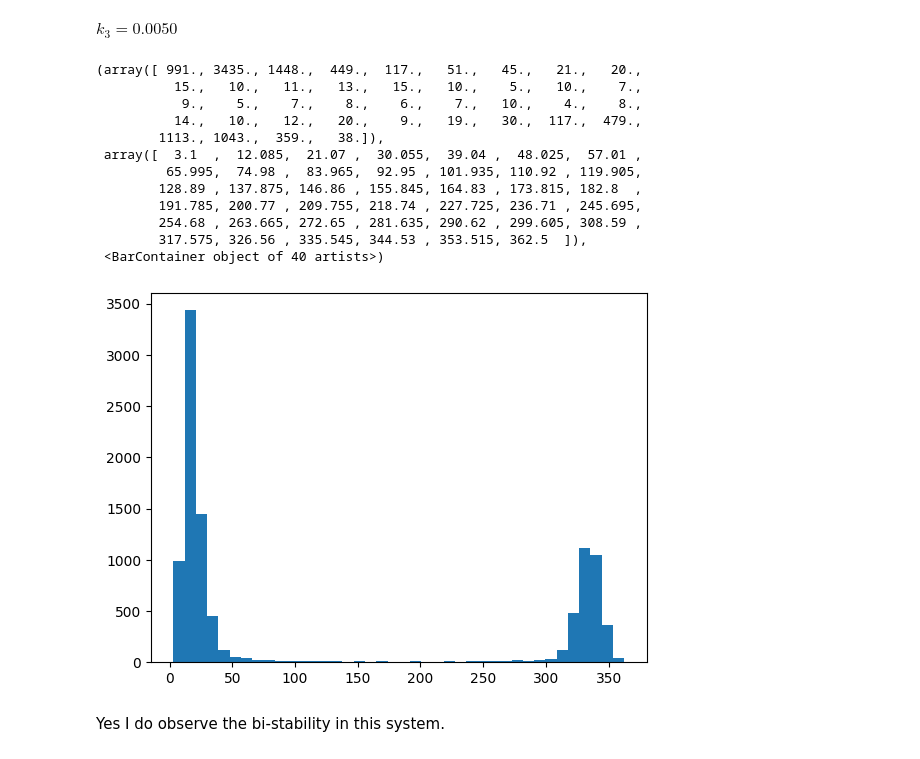
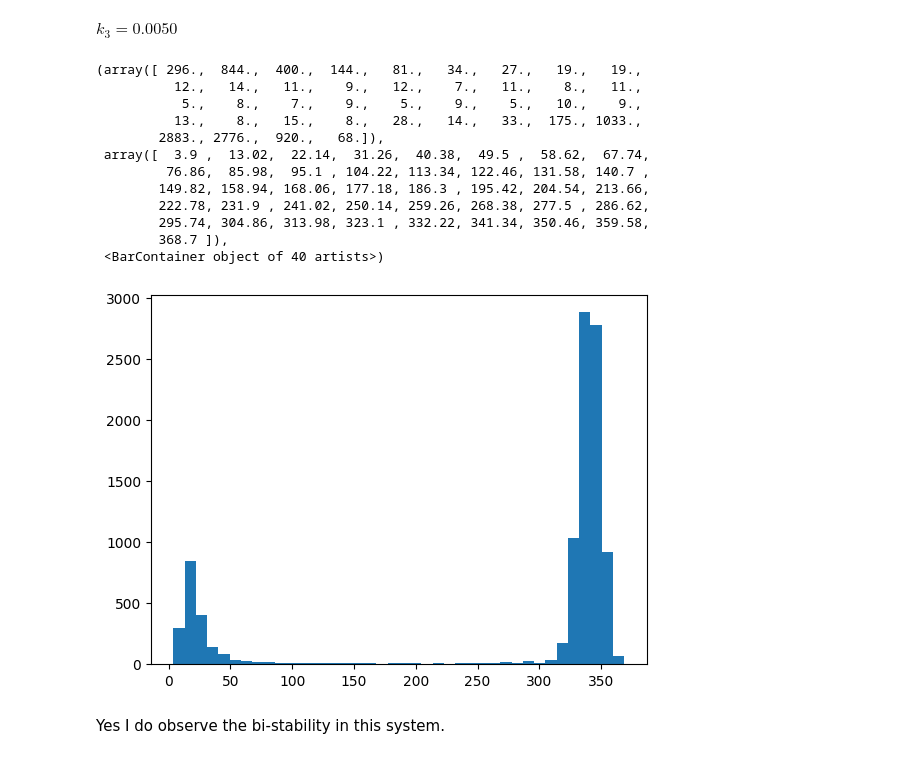
Before and after one commit to BrightMoon-FFRC037/Literature, a Jupyter notebook: Course/Physical Chemistry in Molecular Biology/Gillespie Algorithm/Multistability in an Open System.ipynb, the cells around one changed output. Cells and saved outputs as stored; diff of their text form; code cells hidden in the pictures.

```diff
--- a/Course/Physical Chemistry in Molecular Biology/Gillespie Algorithm/Multistability in an Open System.ipynb
+++ b/Course/Physical Chemistry in Molecular Biology/Gillespie Algorithm/Multistability in an Open System.ipynb
@@ -105,21 +105,21 @@ for j in range(10000):
         y_num.append(state['Y'])
     new_num_of_y_in_steady_state.append(np.mean(y_num[-10:]))
 # %%
-plt.hist(num_of_y_in_steady_state,bins=40)
+plt.hist(new_num_of_y_in_steady_state,bins=40)
 # %% [output]
-(array([ 991., 3435., 1448.,  449.,  117.,   51.,   45.,   21.,   20.,
-          15.,   10.,   11.,   13.,   15.,   10.,    5.,   10.,    7.,
-           9.,    5.,    7.,    8.,    6.,    7.,   10.,    4.,    8.,
-          14.,   10.,   12.,   20.,    9.,   19.,   30.,  117.,  479.,
-        1113., 1043.,  359.,   38.]),
- array([  3.1  ,  12.085,  21.07 ,  30.055,  39.04 ,  48.025,  57.01 ,
-         65.995,  74.98 ,  83.965,  92.95 , 101.935, 110.92 , 119.905,
-        128.89 , 137.875, 146.86 , 155.845, 164.83 , 173.815, 182.8  ,
-        191.785, 200.77 , 209.755, 218.74 , 227.725, 236.71 , 245.695,
-        254.68 , 263.665, 272.65 , 281.635, 290.62 , 299.605, 308.59 ,
-        317.575, 326.56 , 335.545, 344.53 , 353.515, 362.5  ]),
+(array([ 296.,  844.,  400.,  144.,   81.,   34.,   27.,   19.,   19.,
+          12.,   14.,   11.,    9.,   12.,    7.,   11.,    8.,   11.,
+           5.,    8.,    7.,    9.,    5.,    9.,    5.,   10.,    9.,
+          13.,    8.,   15.,    8.,   28.,   14.,   33.,  175., 1033.,
+        2883., 2776.,  920.,   68.]),
+ array([  3.9 ,  13.02,  22.14,  31.26,  40.38,  49.5 ,  58.62,  67.74,
+         76.86,  85.98,  95.1 , 104.22, 113.34, 122.46, 131.58, 140.7 ,
+        149.82, 158.94, 168.06, 177.18, 186.3 , 195.42, 204.54, 213.66,
+        222.78, 231.9 , 241.02, 250.14, 259.26, 268.38, 277.5 , 286.62,
+        295.74, 304.86, 313.98, 323.1 , 332.22, 341.34, 350.46, 359.58,
+        368.7 ]),
  <BarContainer object of 40 artists>)
-[figure, old version]
+[figure, new version]
 # %% [markdown]
 Yes I do observe the bi-stability in this system.
 # %% [markdown]
```
Also changed, not shown: parts of 2 cells of this notebook.
